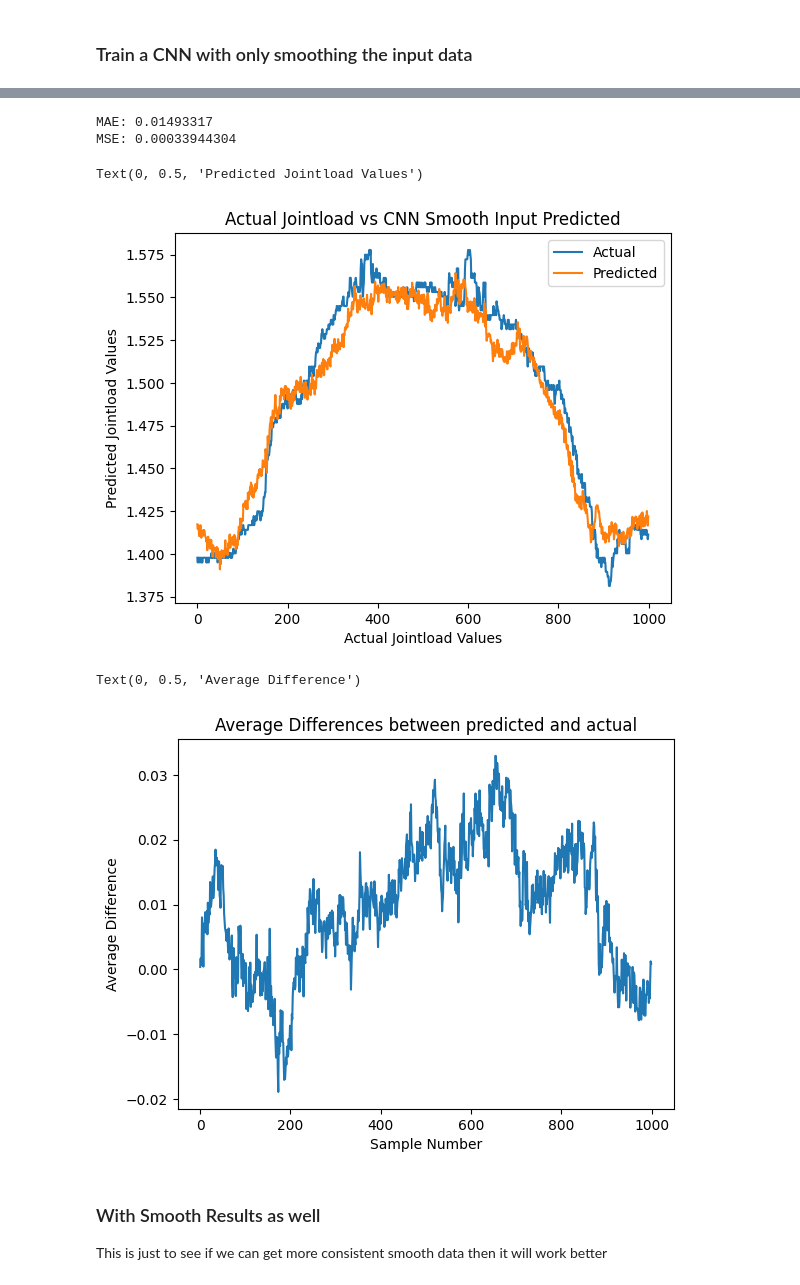
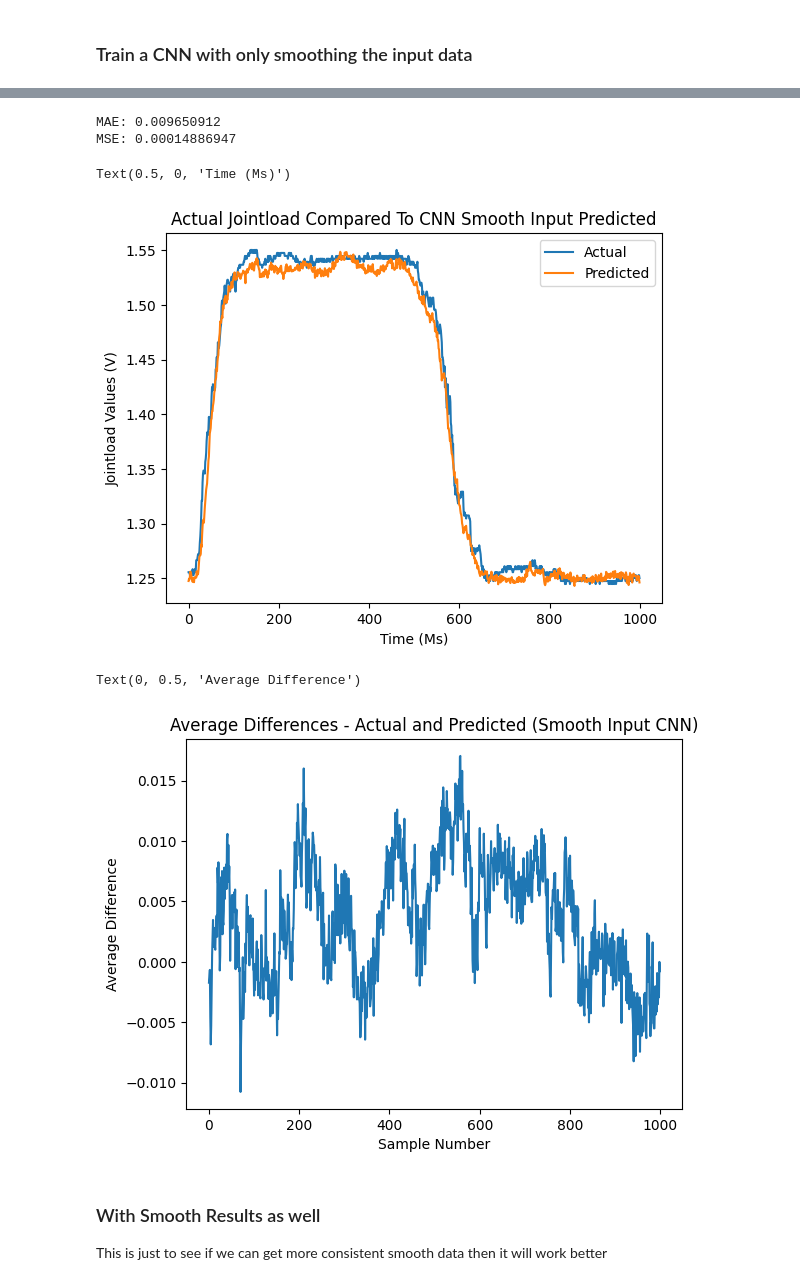
Before and after one commit to Jcollins2021/Jointload-Project, a Jupyter notebook: data_analysis.ipynb, the cells around one changed output, grey strips where cells are left out. Drawn from its saved outputs; the diff is of its cells as text; code cells hidden in the pictures.

```diff
--- a/data_analysis.ipynb
+++ b/data_analysis.ipynb
@@ -1462,11 +1525,9 @@ print(np.shape(results_series))
 (3975, 1000, 2)
 (3975, 1000)
 # %%
-#split data
-train_size = int(len(combined_interpolated_data) * .7)
 #Shuffle data since it's sorted
-train_smooth_data1, test_smooth_data1, train_smooth_result1, test_smooth_result1 = train_test_split(combined_smooth_interpolated_data, results_series)
-train_smooth_data2, test_smooth_data2, train_smooth_result2, test_smooth_result2 = train_test_split(combined_standardized_interpolated_data, results_smooth_series)
+train_smooth_data1, test_smooth_data1, train_smooth_result1, test_smooth_result1 = train_test_split(combined_smooth_interpolated_data, results_series, test_size = .2)
+train_smooth_data2, test_smooth_data2, train_smooth_result2, test_smooth_result2 = train_test_split(combined_standardized_interpolated_data, results_smooth_series, test_size = .2)
 print(len(train_data))
 print(len(train_data[0]))
 print(len(train_data[0][0]))
@@ -1564,28 +1625,28 @@ print("MAE: " + str(mae(test_smooth_result1, cnn_smooth_predictions1).numpy()))
 mse = MeanSquaredError()
 print("MSE: " + str(mse(test_smooth_result1, cnn_smooth_predictions1).numpy()))
 # %% [output]
-MAE: 0.01493317
-MSE: 0.00033944304
+MAE: 0.009650912
+MSE: 0.00014886947
 # %%
-values = 60
+values = 11
 plt.plot(np.arange(0, 1000), test_smooth_result1[values], label = "Actual")
 plt.plot(np.arange(0, 1000), cnn_smooth_predictions1[values], label = "Predicted")
 plt.legend()
-plt.title("Actual Jointload vs CNN Smooth Input Predicted")
-plt.xlabel("Actual Jointload Values")
-plt.ylabel("Predicted Jointload Values")
+plt.title("Actual Jointload Compared To CNN Smooth Input Predicted")
+plt.ylabel("Jointload Values (V)")
+plt.xlabel("Time (Ms)")
 # %% [output]
-Text(0, 0.5, 'Predicted Jointload Values')
+Text(0.5, 0, 'Time (Ms)')
-[figure, old version]
+[figure, new version]
 # %%
 smooth_predicted_differences1 = get_individual_distances(test_smooth_result1, cnn_smooth_predictions1)
 plt.plot(np.arange(0, 1000), smooth_predicted_differences1)
-plt.title("Average Differences between predicted and actual")
+plt.title("Average Differences - Actual and Predicted (Smooth Input CNN)")
 plt.xlabel("Sample Number")
 plt.ylabel("Average Difference")
 # %% [output]
 Text(0, 0.5, 'Average Difference')
-[figure, old version]
+[figure, new version]
 # %%
 cnn_smooth1.save("./cnn_smooth_input.keras")
 # %% [markdown]
```
Also changed, not shown: parts of 53 cells of this notebook, 16 other files.
